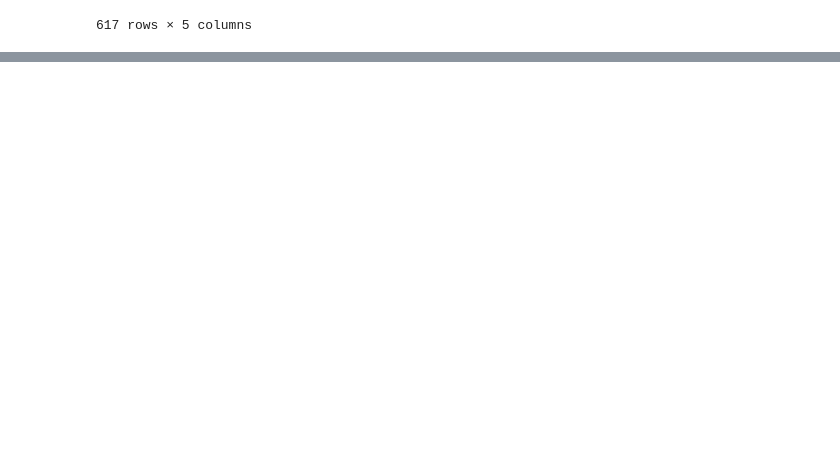
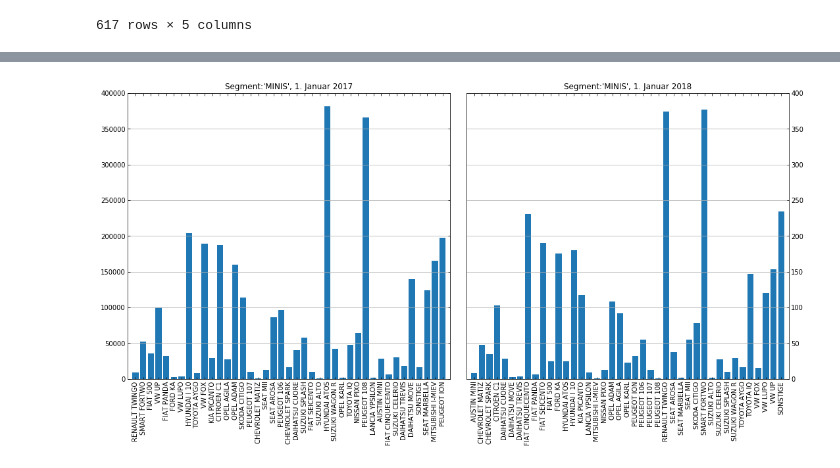
Before and after one commit to TristanHehnen/StatisticalDataCollection, a Jupyter notebook: GermanyPKWData2017_18/GermanyPKWData2017_18.ipynb, the cells around one changed output, grey strips where cells are left out. Saved outputs shown, nothing was run; the diff lists cells and outputs as text; code cells hidden in the pictures; blank space fills up the shorter version.

Commit message:
Plotting of sorted data fubar.

```diff
--- a/GermanyPKWData2017_18/GermanyPKWData2017_18.ipynb
+++ b/GermanyPKWData2017_18/GermanyPKWData2017_18.ipynb
@@ -144,0 +197,86 @@ pkw_data_2017_18
+# %%
+plt.clf()
+
+fig_x = 18
+fig_y = 8
+
+i=0
+
+# Begin Plot.
+f = plt.figure(figsize=(fig_x, fig_y))#, wspace = 0.2)#gridspec_kw = {'wspace':0, 'hspace':0})
+
+f.tight_layout()
+f.subplots_adjust(wspace = 0.05)
+
+# Draw axis ticks on the inside of the plot.
+matplotlib.rcParams['xtick.direction'] = 'in'
+matplotlib.rcParams['ytick.direction'] = 'in'
+
+# Plot left side.
+ax1 = f.add_subplot(1, 2, 1)
+# Ticks at all axis.
+ax1.tick_params(bottom=True, top=True,
+               left=True, right=True)
+
+
+num_car_brands = len(pkw_data_2017_18.loc[segment[i]].index.tolist())
+
+# Prepare data to plot, sorting the brands by most cars.
+data_plot_left = pkw_data_2017_18.loc[(segment[i]),
+                                      [('1. Januar 2017',
+                                        'Anzahl')]].sort_values(('1. Januar 2017',
+                                                                 'Anzahl'), ascending=False)
+x_label_left = data_plot_left.index.tolist()
+
+ax1.set_xticks(range(num_car_brands))
+ax1.set_xticklabels(x_label_left,#pkw_data_2017_18.loc[segment[i]].index.tolist(),
+                    rotation='vertical')
+# for tick in ax1.get_xticklabels():
+#     tick.set_rotation(45)
+
+# data_plot_left = pkw_data_2017_18.loc[(segment[i]),
+#                                       [('1. Januar 2017',
+#                                         'Anzahl')]].sort_values(('1. Januar 2017',
+#                                                                  'Anzahl'), ascending=False)
+
+# ax1.bar(pkw_data_2017_18.loc[segment[i]].index.tolist(),
+#         pkw_data_2017_18.loc[segment[i]][('1. Januar 2017','Anzahl')]/1000,
+#         width=0.8)
+ax1.bar(x_label_left,
+        data_plot_left[('1. Januar 2017','Anzahl')].tolist(),
+        width=0.8)
+
+ax1.grid(axis='y')
+ax1.set_xlim(-1,num_car_brands)
+ax1.set_ylim(0,400000)
+
+ax1.set_title("Segment:'{}', 1. Januar 2017".format(segment[i]))
+
+
+# Plot right side.
+ax2 = f.add_subplot(1, 2, 2)
+# Ticks at all axis.
+ax2.tick_params(bottom=True, top=True,
+               left=True, right=True)
+ax2.yaxis.tick_right()
+
+
+
+
+num_car_brands = len(pkw_data_2017_18.loc[segment[i]].index.tolist())
+
+ax2.set_xticks(range(num_car_brands))
+ax2.set_xticklabels(pkw_data_2017_18.loc[segment[i]].index.tolist(),
+                    rotation='vertical')
+# ax2.yaxis.set_label_position("right")
+
+ax2.bar(pkw_data_2017_18.loc[segment[i]].index.tolist(),
+        pkw_data_2017_18.loc[segment[i]][('1. Januar 2018','Anzahl')]/1000,
+        width=0.8)
+
+ax2.grid(axis='y')
+ax2.set_xlim(-1,num_car_brands)
+ax2.set_ylim(0,400)
+
+ax2.set_title("Segment:'{}', 1. Januar 2018".format(segment[i]))
+# %% [output]
@@ -144,0 +285 @@ pkw_data_2017_18
+[figure, added]
```
Also changed, not shown: parts of 12 cells of this notebook.
